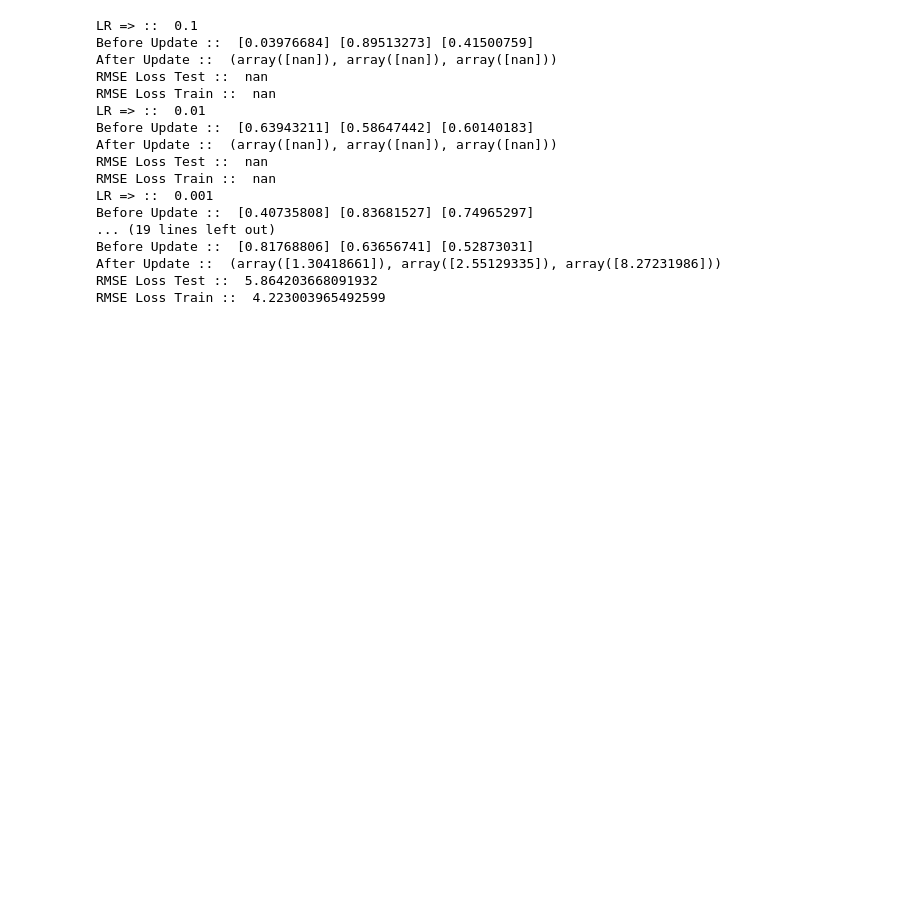
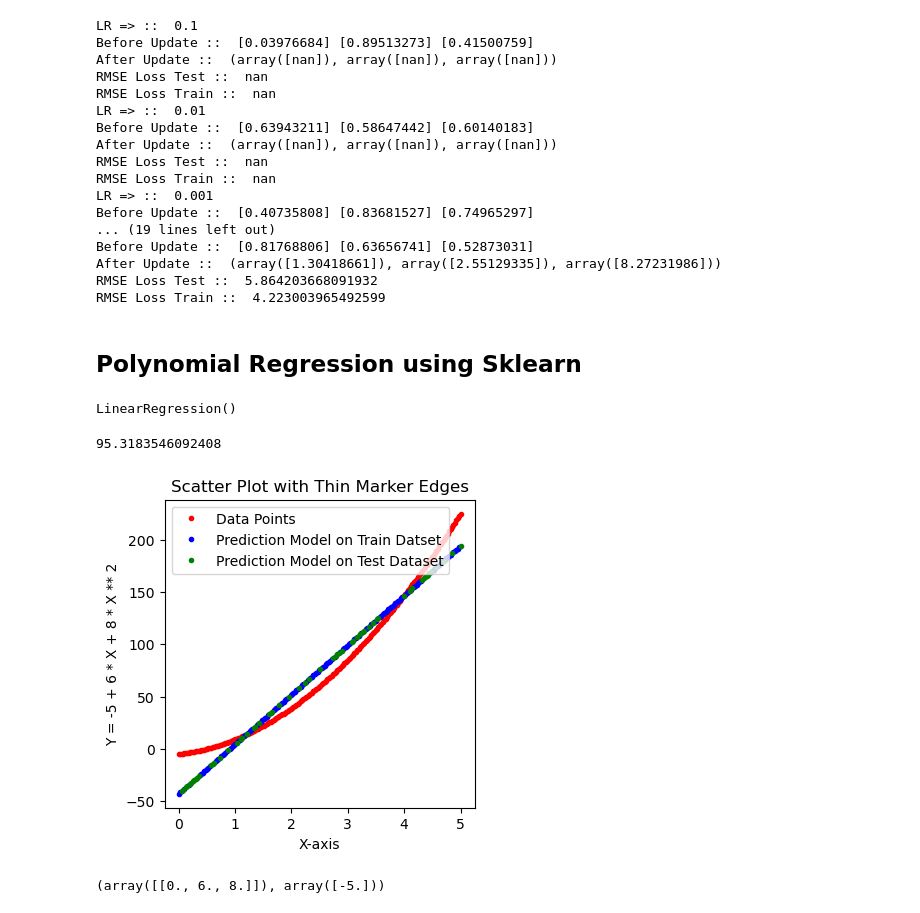
Before and after one commit to sandeepshakya2019/Machine-Learning-HandsOn, a Jupyter notebook: 01_Code/1_MachineLearningAlgo/1_LinearRegression.ipynb, the cells around one changed output. Cells and saved outputs as stored; diff of their text form; code cells hidden in the pictures; blank space fills up the shorter version.

Commit message:
Polynomial regression using sklearn

```diff
--- a/01_Code/1_MachineLearningAlgo/1_LinearRegression.ipynb
+++ b/01_Code/1_MachineLearningAlgo/1_LinearRegression.ipynb
@@ -846,3 +846,30 @@ Before Update ::  [0.81768806] [0.63656741] [0.52873031]
 After Update ::  (array([1.30418661]), array([2.55129335]), array([8.27231986]))
 RMSE Loss Test ::  5.864203668091932
 RMSE Loss Train ::  4.223003965492599
+# %% [markdown]
+## Polynomial Regression using Sklearn
+# %%
+from sklearn.linear_model import LinearRegression
+m = LinearRegression()
+m.fit(X_train, Y_train)
+# %% [output]
+LinearRegression()
+# %%
+from sklearn.metrics import root_mean_squared_error
+root_mean_squared_error(X_test, Y_test)
+# %% [output]
+95.3183546092408
+# %%
+plt.figure(figsize=(4,4))
+plt.plot(X, Y, 'r.', label="Data Points" )
+plt.plot(X_train, m.predict(X_train), "b.", label="Prediction Model on Train Datset")
+plt.plot(X_test, m.predict(X_test), "g.", label="Prediction Model on Test Dataset")
+
+plt.xlabel("X-axis")
+labely = f"Y = {h0} + {h1} * X + {h2} * X ** 2"
+plt.ylabel(labely)
+plt.title("Scatter Plot with Thin Marker Edges")
+plt.legend()
+plt.show()
+# %% [output]
+[figure, added]
@@ -848,0 +881,17 @@ RMSE Loss Train ::  4.223003965492599
+# %%
+# Step 2: Create polynomial features
+degree = 2  # Degree of the polynomial
+poly_features = PolynomialFeatures(degree=degree, include_bias=True)
+X_train_poly = poly_features.fit_transform(X_train)
+X_test_poly = poly_features.fit_transform(X_test)
+
+
+# Step 3: Train the model
+model = LinearRegression()
+model.fit(X_train_poly, Y_train)
+
+root_mean_squared_error(Y_test, model.predict(X_test_poly))
+
+model.coef_,model.intercept_
+# %% [output]
+(array([[0., 6., 8.]]), array([-5.]))
```
Also changed, not shown: parts of 2 cells of this notebook.
